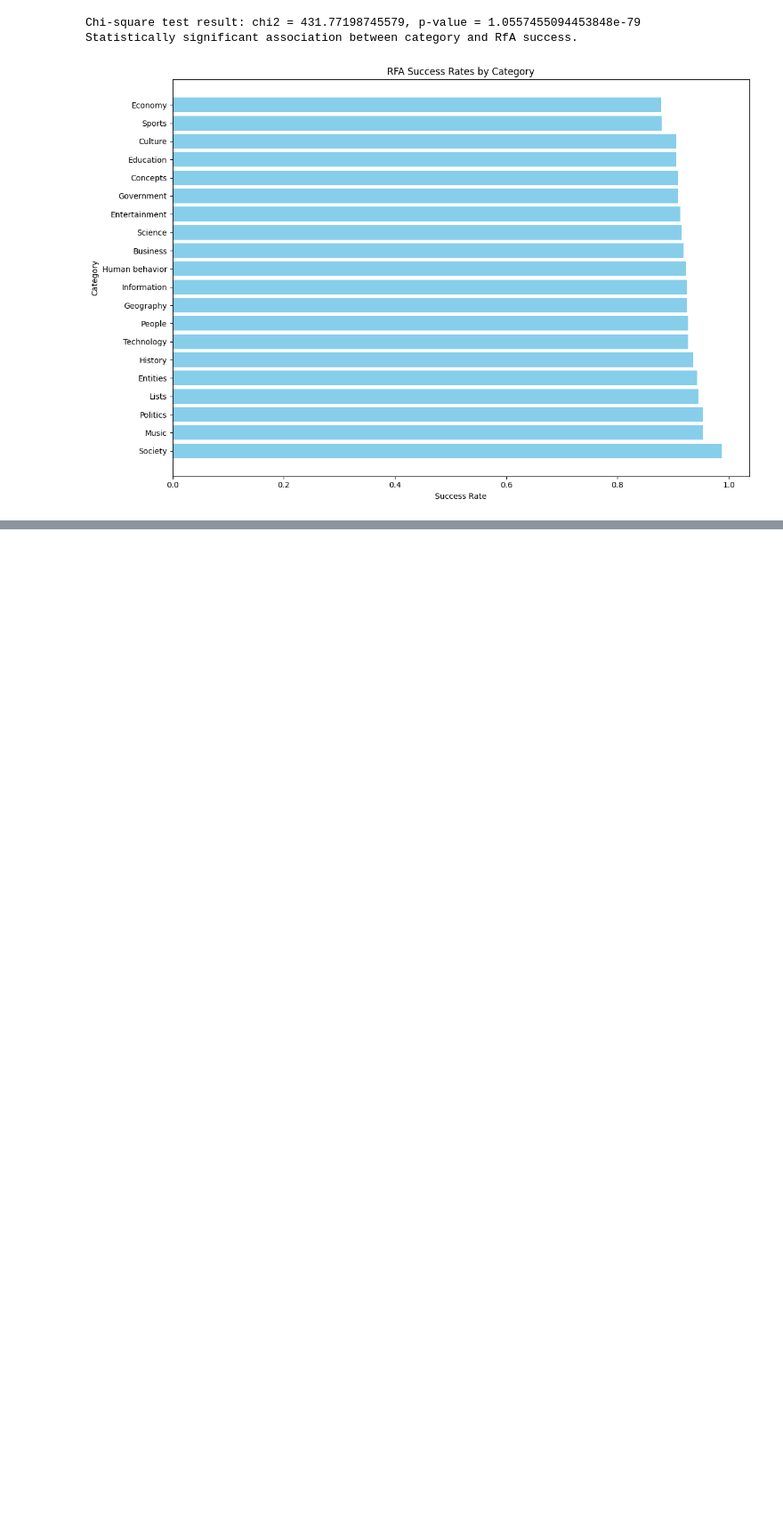
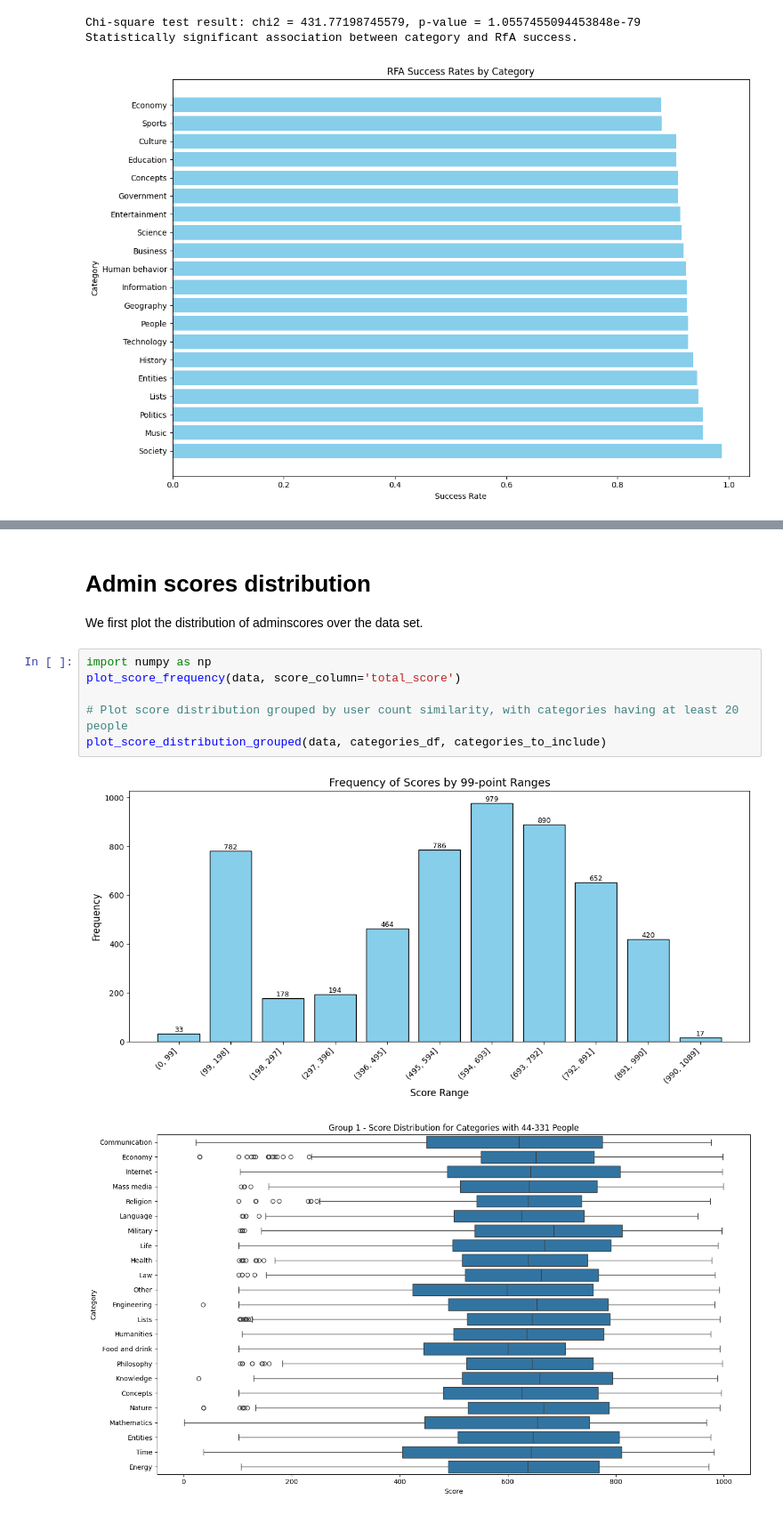
Before and after one commit to epfl-ada/ada-2024-project-supercoolteamname2024, a Jupyter notebook: Result.ipynb, the cells around one changed output, grey strips where cells are left out. Shown at 89% size. Drawn from its saved outputs; the diff is of its cells as text; blank space fills up the shorter version.

```diff
--- a/Result.ipynb
+++ b/Result.ipynb
@@ -651,0 +810,13 @@ Statistically significant association between category and RfA success.
+# %% [markdown]
+# Admin scores distribution
+
+We first plot the distribution of adminscores over the data set.
+# %%
+import numpy as np
+plot_score_frequency(data, score_column='total_score')
+
+# Plot score distribution grouped by user count similarity, with categories having at least 20 people
+plot_score_distribution_grouped(data, categories_df, categories_to_include)
+# %% [output]
+[figure, added]
+[figure, added]
```
Also changed, not shown: parts of 5 cells of this notebook.
